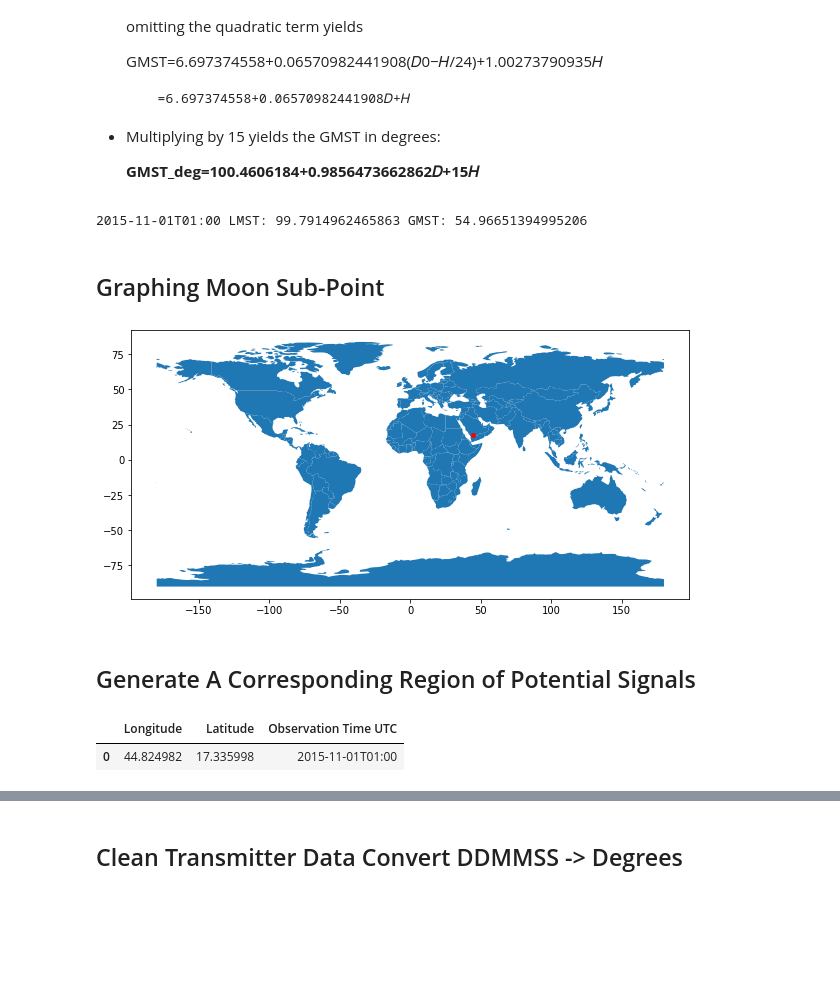
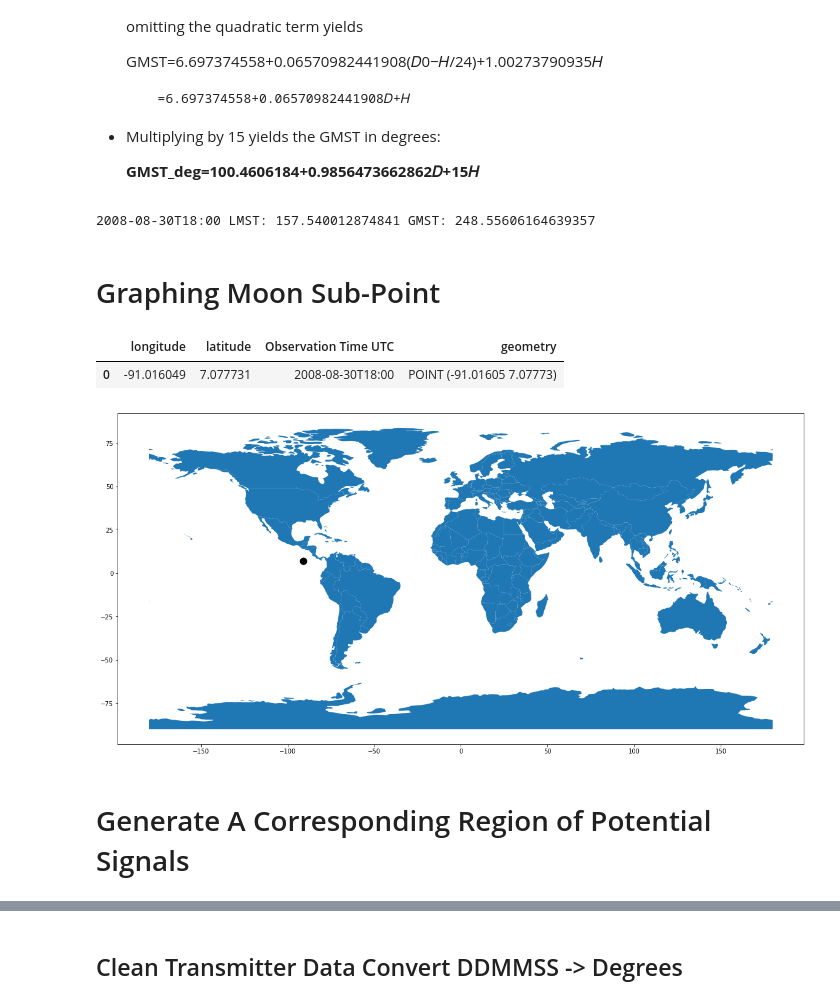
Before and after one commit to Alek99/Moonbounce, a Jupyter notebook: MoonBounce Notebooks/MoonBounce.ipynb, the cells around one changed output, grey strips where cells are left out. Saved outputs shown, nothing was run; the diff lists cells and outputs as text; code cells hidden in the pictures; blank space fills up the shorter version.

```diff
--- a/MoonBounce Notebooks/MoonBounce.ipynb
+++ b/MoonBounce Notebooks/MoonBounce.ipynb
@@ -49,6 +59,6 @@ dts, JulianDays = observation_timerange(2015, 11, 1, 1, 2015, 11, 1, 2)
 # %%
 #Example of Moon Position Over a Timerange
-mooncord = get_moon(Time(dts, format='isot', scale='utc'), coordinates)
+mooncord = get_moon(Time(DTS, format='isot', scale='utc'), GBT)
 # %%
 #Example of a SkyCoord for a Specific Time,
 mooncord[0]
@@ -95,7 +105,7 @@ Given a date and time, the position of the Moon can be calculated to provide the
 def moonSubPoint(mooncord):
     lat, long, JD = [], [], 2451545
     for i in range(len(mooncord)):
-        Time = dts[i]
+        Time = DTS[i]
         lat = np.append(lat, float(str(mooncord[i].dec*u.degree)[:-5]))
         LMST = float(str(mooncord[i].ra*u.degree)[:-4])%360
         D = JulianDays[i] - JD
@@ -108,35 +118,28 @@ def moonSubPoint(mooncord):
             temp = temp - 360
         long = np.append(long, temp)
     return lat, long
-
-lat, long = moonSubPoint(mooncord)
-# %% [output]
-2015-11-01T01:00 LMST: 99.7914962465863 GMST: 54.96651394995206
+# %%
+lat, long = moonSubPoint(mooncord)
+# %% [output]
+2008-08-30T18:00 LMST: 157.540012874841 GMST: 248.55606164639357
 # %% [markdown]
-## Graphing Moon Sub-Point
+# Graphing Moon Sub-Point
 # %%
-data = {'Longitude': long,'Latitude': lat, 'Observation Time UTC': dts, 'Type': []}
-df = pd.DataFrame(data, columns = ['Longitude','Latitude', 'Observation Time UTC'])
+data = {'longitude': long,'latitude': lat, 'Observation Time UTC': DTS, 'Type': []}
+df = pd.DataFrame(data, columns = ['longitude','latitude', 'Observation Time UTC'])
 calculations = df
 # %%
-geometry = [Point(xy) for xy in zip(df['Longitude'], df['Latitude'])]
+geometry = [Point(xy) for xy in zip(df['longitude'], df['latitude'])]
 gdf = GeoDataFrame(df, geometry=geometry)
+gdf
+# %% [output]
+|  | longitude | latitude | Observation Time UTC | geometry |
+| 0 | -91.016049 | 7.077731 | 2008-08-30T18:00 | POINT (-91.01605 7.07773) |
 # %%
 #Shows Moon Subpoint
 world = gpd.read_file(gpd.datasets.get_path('naturalearth_lowres'))
-gdf.plot(ax=world.plot(figsize=(10, 6)), marker='o', color='red', markersize=15);
+gdf.plot(ax=world.plot(figsize=(20, 12)), marker='o', color='black', markersize=120);
 # %% [output]
-[figure, old version]
+[figure, new version]
 # %% [markdown]
-## Generate A Corresponding Region of Potential Signals
+# Generate A Corresponding Region of Potential Signals
-# %%
-df2= df[0:1]
-moonlong = df2['Longitude'].loc[0]
-moonlat = df2['Latitude'].loc[0]
-obstime = df2['Observation Time UTC'].loc[0]
-df2 = df2.iloc[:, :-1]
-df2
-#Example of Dataframe row below
-# %% [output]
-|  | Longitude | Latitude | Observation Time UTC |
-| 0 | 44.824982 | 17.335998 | 2015-11-01T01:00 |
```
Also changed, not shown: parts of 33 cells of this notebook, 1 other file.
